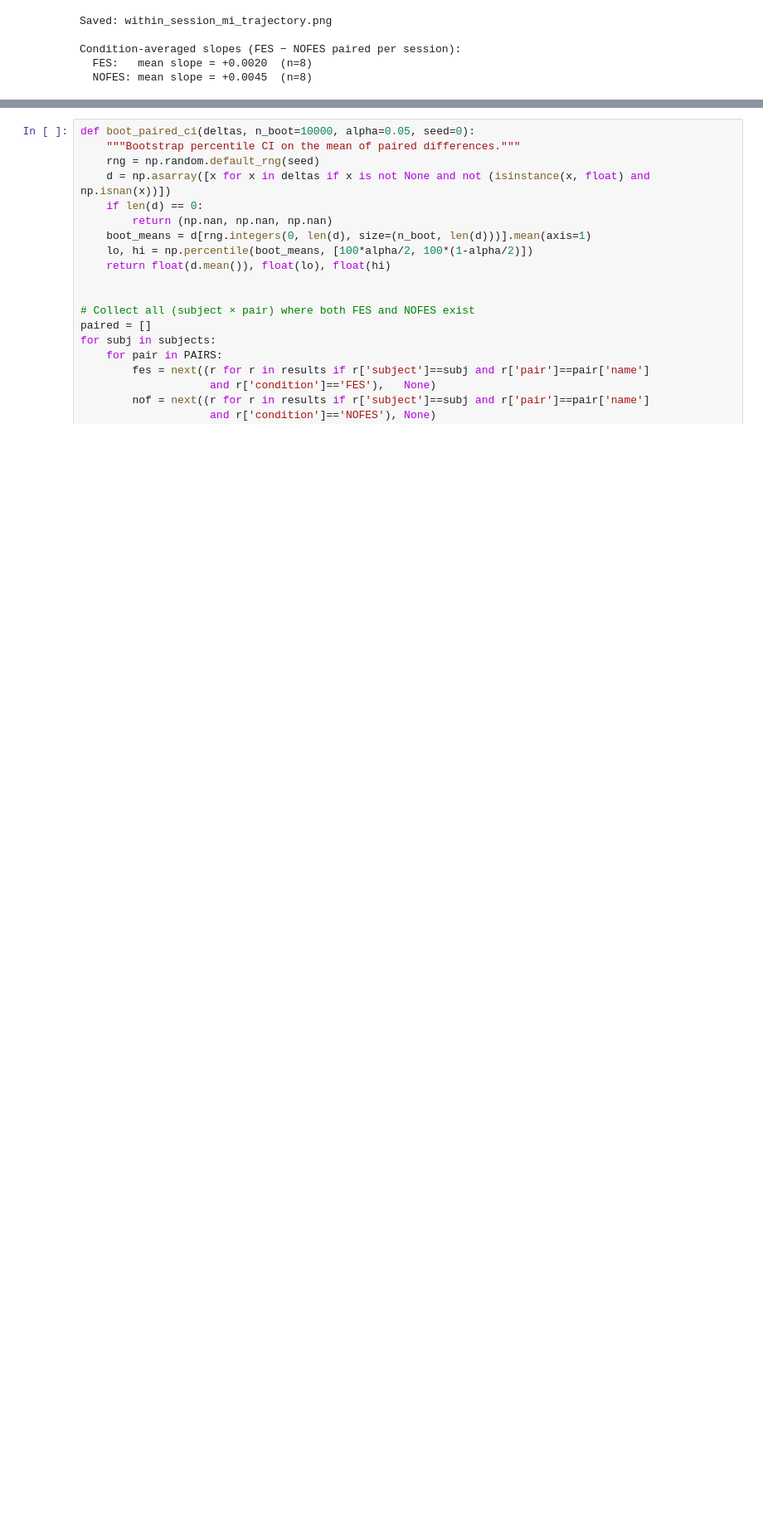
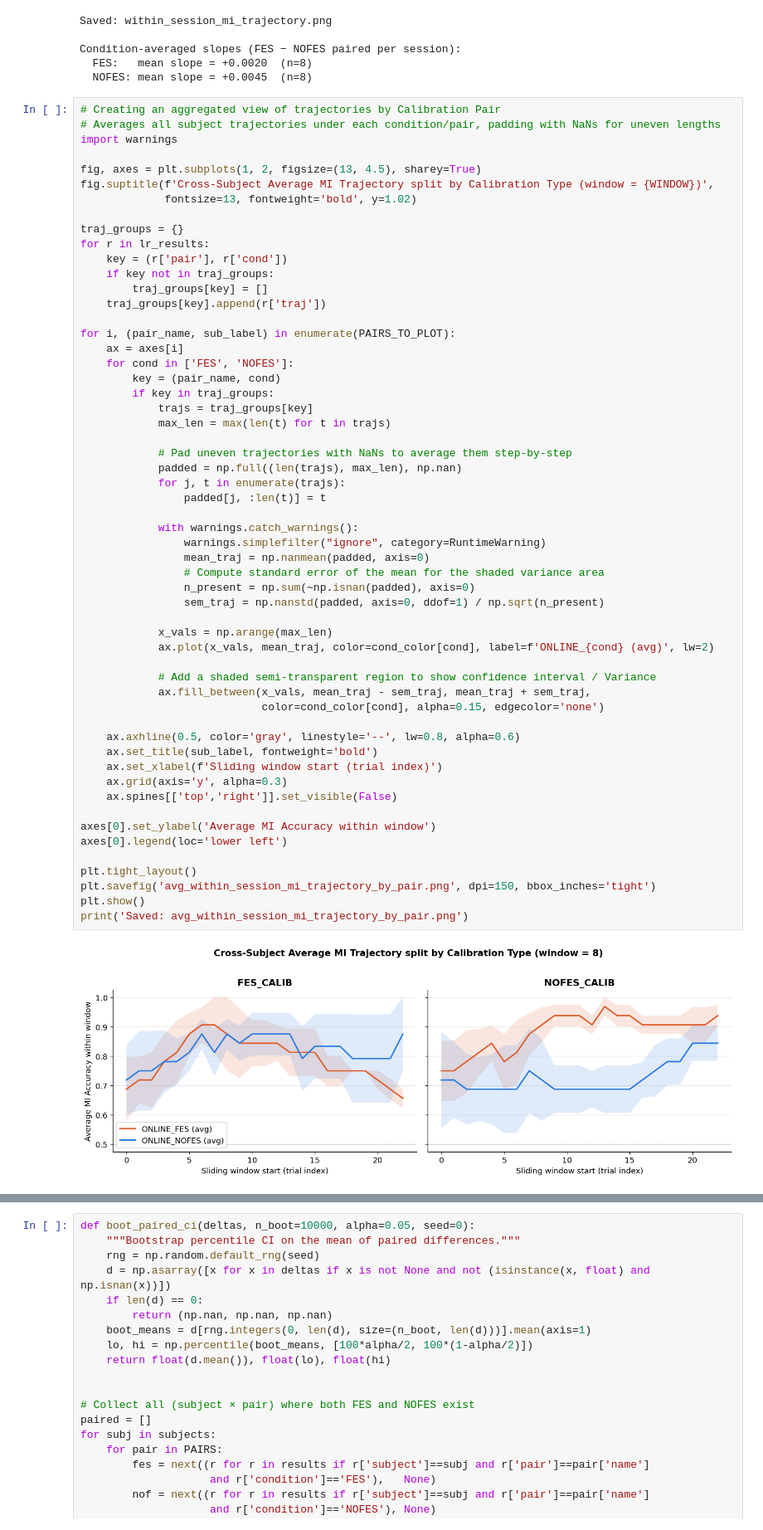
Before and after one commit to pulipakaa24/ECE374N, a Jupyter notebook: Final Project/overall_analysis.ipynb, the cells around one changed output, grey strips where cells are left out. Shown at 83% size. Drawn from its saved outputs; the diff is of its cells as text; blank space fills up the shorter version.

```diff
--- a/Final Project/overall_analysis.ipynb
+++ b/Final Project/overall_analysis.ipynb
@@ -1120,3 +1120,61 @@ Saved: within_session_mi_trajectory.png
 Condition-averaged slopes (FES − NOFES paired per session):
   FES:   mean slope = +0.0020  (n=8)
   NOFES: mean slope = +0.0045  (n=8)
+# %%
+# Creating an aggregated view of trajectories by Calibration Pair
+# Averages all subject trajectories under each condition/pair, padding with NaNs for uneven lengths
+import warnings
+
+fig, axes = plt.subplots(1, 2, figsize=(13, 4.5), sharey=True)
+fig.suptitle(f'Cross-Subject Average MI Trajectory split by Calibration Type (window = {WINDOW})',
+             fontsize=13, fontweight='bold', y=1.02)
+
+traj_groups = {}
+for r in lr_results:
+    key = (r['pair'], r['cond'])
+    if key not in traj_groups:
+        traj_groups[key] = []
+    traj_groups[key].append(r['traj'])
+
+for i, (pair_name, sub_label) in enumerate(PAIRS_TO_PLOT):
+    ax = axes[i]
+    for cond in ['FES', 'NOFES']:
+        key = (pair_name, cond)
+        if key in traj_groups:
+            trajs = traj_groups[key]
+            max_len = max(len(t) for t in trajs)
+
+            # Pad uneven trajectories with NaNs to average them step-by-step
+            padded = np.full((len(trajs), max_len), np.nan)
+            for j, t in enumerate(trajs):
+                padded[j, :len(t)] = t
+
+            with warnings.catch_warnings():
+                warnings.simplefilter("ignore", category=RuntimeWarning)
+                mean_traj = np.nanmean(padded, axis=0)
+                # Compute standard error of the mean for the shaded variance area
+                n_present = np.sum(~np.isnan(padded), axis=0)
+                sem_traj = np.nanstd(padded, axis=0, ddof=1) / np.sqrt(n_present)
+
+            x_vals = np.arange(max_len)
+            ax.plot(x_vals, mean_traj, color=cond_color[cond], label=f'ONLINE_{cond} (avg)', lw=2)
+
+            # Add a shaded semi-transparent region to show confidence interval / Variance
+            ax.fill_between(x_vals, mean_traj - sem_traj, mean_traj + sem_traj,
+                            color=cond_color[cond], alpha=0.15, edgecolor='none')
+
+    ax.axhline(0.5, color='gray', linestyle='--', lw=0.8, alpha=0.6)
+    ax.set_title(sub_label, fontweight='bold')
+    ax.set_xlabel(f'Sliding window start (trial index)')
+    ax.grid(axis='y', alpha=0.3)
+    ax.spines[['top','right']].set_visible(False)
+
+axes[0].set_ylabel('Average MI Accuracy within window')
+axes[0].legend(loc='lower left')
+
+plt.tight_layout()
+plt.savefig('avg_within_session_mi_trajectory_by_pair.png', dpi=150, bbox_inches='tight')
+plt.show()
+print('Saved: avg_within_session_mi_trajectory_by_pair.png')
+# %% [output]
+[figure, added]
```
Also changed, not shown: parts of 2 cells of this notebook, 2 other files.
